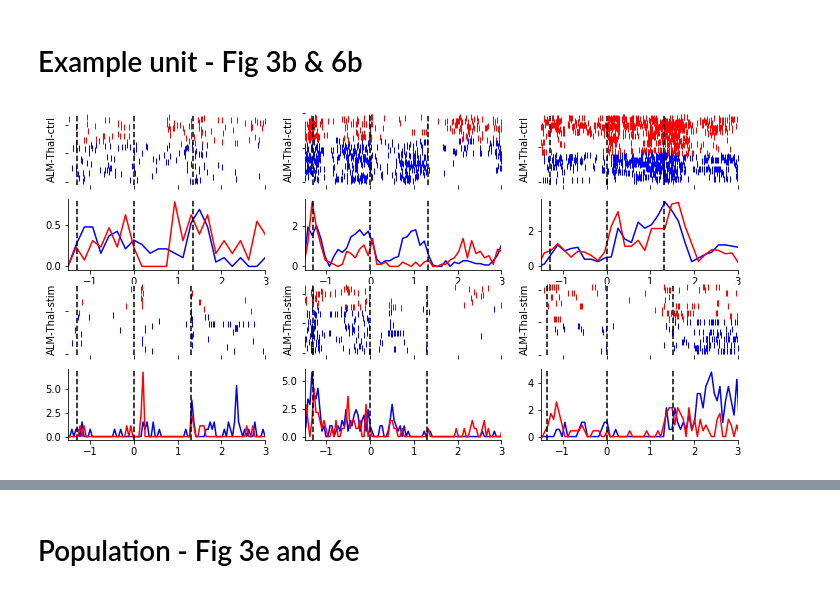
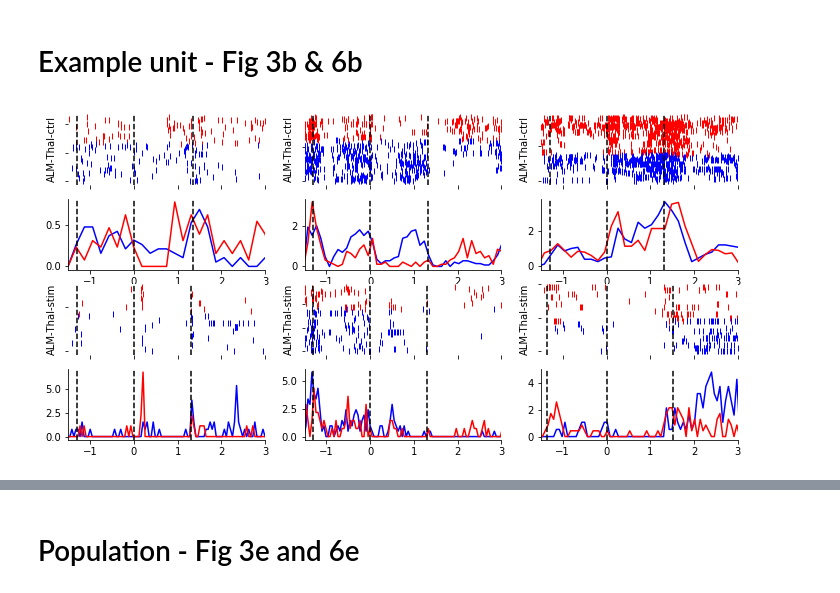
Before and after one commit to datajoint-company/DJ-NWB-Guo-Inagaki-2017, a Jupyter notebook: notebooks/Figure_Reproduction.ipynb, the cells around one changed output, grey strips where cells are left out. Saved outputs shown, nothing was run; the diff lists cells and outputs as text; code cells hidden in the pictures.

```diff
--- a/notebooks/Figure_Reproduction.ipynb
+++ b/notebooks/Figure_Reproduction.ipynb
@@ -117,25 +113,13 @@ def plot_spike_raster_and_histogram(contra_spike_times, ipsi_spike_times, axes,
     event_times = np.around([np.hstack([ipsi_spike_times[e], contra_spike_times[e]]).mean() for e in events], 4)
 
     # restructure data for spike raster
-    ipsi_c_trial_idx, ipsi_c_spike_times = [], []
-    r_i = 0
-    for r in ipsi_spike_times.segmented_spike_times:
-        if len(r) == 0:
-            continue
-        r_i += 1
-        ipsi_c_spike_times.append(r)
-        ipsi_c_trial_idx.append(np.full_like(r, r_i))
+    ipsi_c_trial_idx, ipsi_c_spike_times = zip(*((np.full_like(r, ri), r)
+                                            for ri, r in enumerate(r for r in ipsi_spike_times.segmented_spike_times if len(r) != 0)))
     ipsi_c_trial_idx = np.hstack(ipsi_c_trial_idx)
     ipsi_c_spike_times = np.hstack(ipsi_c_spike_times)
 
-    contra_c_trial_idx, contra_c_spike_times = [], []
-    r_i = 0
-    for r in contra_spike_times.segmented_spike_times:
-        if len(r) == 0:
-            continue
-        r_i += 1
-        contra_c_spike_times.append(r)
-        contra_c_trial_idx.append(np.full_like(r, r_i))
+    contra_c_trial_idx, contra_c_spike_times = zip(*((np.full_like(r, ri), r)
+                                            for ri, r in enumerate(r for r in contra_spike_times.segmented_spike_times if len(r) != 0)))
     contra_c_trial_idx = np.hstack(contra_c_trial_idx)
     contra_c_spike_times = np.hstack(contra_c_spike_times)
 
@@ -226,46 +194,28 @@ thal_insert_thal_stim = (acquisition.Session & ec_thal_insert) & (acquisition.Se
 # %%
 # get segmented spike times for one unit - ALM-insert, thal-stim
 def make_unit_spiketimes(unit, sess):
-    return {'contra_ctrl': query_unit_segmented_spiketimes(sess, unit, correct_contra_trial_ctrl, seg_param_key),
-            'ipsi_ctrl': query_unit_segmented_spiketimes(sess, unit, correct_ipsi_trial_ctrl, seg_param_key),
-            'contra_stim': query_unit_segmented_spiketimes(sess, unit, correct_contra_trial_stim, seg_param_key),
-            'ipsi_stim': query_unit_segmented_spiketimes(sess, unit, correct_ipsi_trial_stim, seg_param_key)}
+    return {k: query_unit_segmented_spiketimes(sess, unit, v, seg_param_key)
+            for k, v in zip(('contra_ctrl', 'ipsi_ctrl', 'contra_stim', 'ipsi_stim'),
+                            (correct_contra_trial_ctrl, correct_ipsi_trial_ctrl,
+                             correct_contra_trial_stim, correct_ipsi_trial_stim))}
 # %%
 # 3 units with ALM insert and Thalamus photostim
-alm_insert_thal_stim_unit_1 = make_unit_spiketimes(unit=1, sess=alm_insert_thal_stim.fetch('KEY')[21])
-alm_insert_thal_stim_unit_2 = make_unit_spiketimes(unit=1, sess=alm_insert_thal_stim.fetch('KEY')[34])
-alm_insert_thal_stim_unit_3 = make_unit_spiketimes(unit=1, sess=alm_insert_thal_stim.fetch('KEY')[19])
+sess = alm_insert_thal_stim.fetch('KEY')
+alm_insert_thal_stim_unit = [ make_unit_spiketimes(unit=unit_no, sess=sess[session_no])
+                             for unit_no, session_no in zip((1, 1, 1), (21, 34, 19))]
-# %%
-fig3 = plt.figure(figsize=(12, 6))
-
-ax_11t = fig3.add_subplot(4, 3, 1)
-ax_11b = fig3.add_subplot(4, 3, 4)
-plot_spike_raster_and_histogram(alm_insert_thal_stim_unit_1['contra_ctrl'], alm_insert_thal_stim_unit_1['ipsi_ctrl'],
-                                axes = (ax_11t, ax_11b), ax_title='ALM-Thal-ctrl', bin_counts=200)
-ax_21t = fig3.add_subplot(4, 3, 7)
-ax_21b = fig3.add_subplot(4, 3, 10)
-plot_spike_raster_and_histogram(alm_insert_thal_stim_unit_1['contra_stim'], alm_insert_thal_stim_unit_1['ipsi_stim'],
-                                axes = (ax_21t, ax_21b), ax_title='ALM-Thal-stim', bin_counts=200)
-
-ax_12t = fig3.add_subplot(4, 3, 2)
-ax_12b = fig3.add_subplot(4, 3, 5)
-plot_spike_raster_and_histogram(alm_insert_thal_stim_unit_2['contra_ctrl'], alm_insert_thal_stim_unit_2['ipsi_ctrl'],
-                                axes = (ax_12t, ax_12b), ax_title='ALM-Thal-ctrl', bin_counts=200)
-ax_22t = fig3.add_subplot(4, 3, 8)
-ax_22b = fig3.add_subplot(4, 3, 11)
-plot_spike_raster_and_histogram(alm_insert_thal_stim_unit_2['contra_stim'], alm_insert_thal_stim_unit_2['ipsi_stim'],
-                                axes = (ax_22t, ax_22b), ax_title='ALM-Thal-stim', bin_counts=200)
-
-ax_13t = fig3.add_subplot(4, 3, 3)
-ax_13b = fig3.add_subplot(4, 3, 6)
-plot_spike_raster_and_histogram(alm_insert_thal_stim_unit_3['contra_ctrl'], alm_insert_thal_stim_unit_3['ipsi_ctrl'],
-                                axes = (ax_13t, ax_13b), ax_title='ALM-Thal-ctrl', bin_counts=200)
-ax_23t = fig3.add_subplot(4, 3, 9)
-ax_23b = fig3.add_subplot(4, 3, 12)
-plot_spike_raster_and_histogram(alm_insert_thal_stim_unit_3['contra_stim'], alm_insert_thal_stim_unit_3['ipsi_stim'],
-                                axes = (ax_23t, ax_23b), ax_title='ALM-Thal-stim', bin_counts=200)
-# %% [output]
-[figure, removed]
+# %%
+# spike raster and histogram
+bin_counts = 200
+fig3, axs = plt.subplots(4, len(alm_insert_thal_stim_unit), figsize=(12, 6))
+for u_idx, unit_spiketimes in enumerate(alm_insert_thal_stim_unit):
+    plot_spike_raster_and_histogram(unit_spiketimes['contra_ctrl'], unit_spiketimes['ipsi_ctrl'],
+                                    axes = (axs.flatten()[u_idx + 3*0], axs.flatten()[u_idx + 3*1]),
+                                    ax_title='ALM-Thal-ctrl', bin_counts=bin_counts)
+    plot_spike_raster_and_histogram(unit_spiketimes['contra_stim'], unit_spiketimes['ipsi_stim'],
+                                    axes = (axs.flatten()[u_idx + 3*2], axs.flatten()[u_idx + 3*3]),
+                                    ax_title='ALM-Thal-stim', bin_counts=bin_counts)
+# %% [output]
+[figure, added]
 # %%
 # # Chery-picking unit and session...
 # for idx, sess in enumerate(thal_insert_alm_stim.fetch('KEY')): # pick one session here
```
Also changed, not shown: parts of 12 cells of this notebook, 2 other files.
